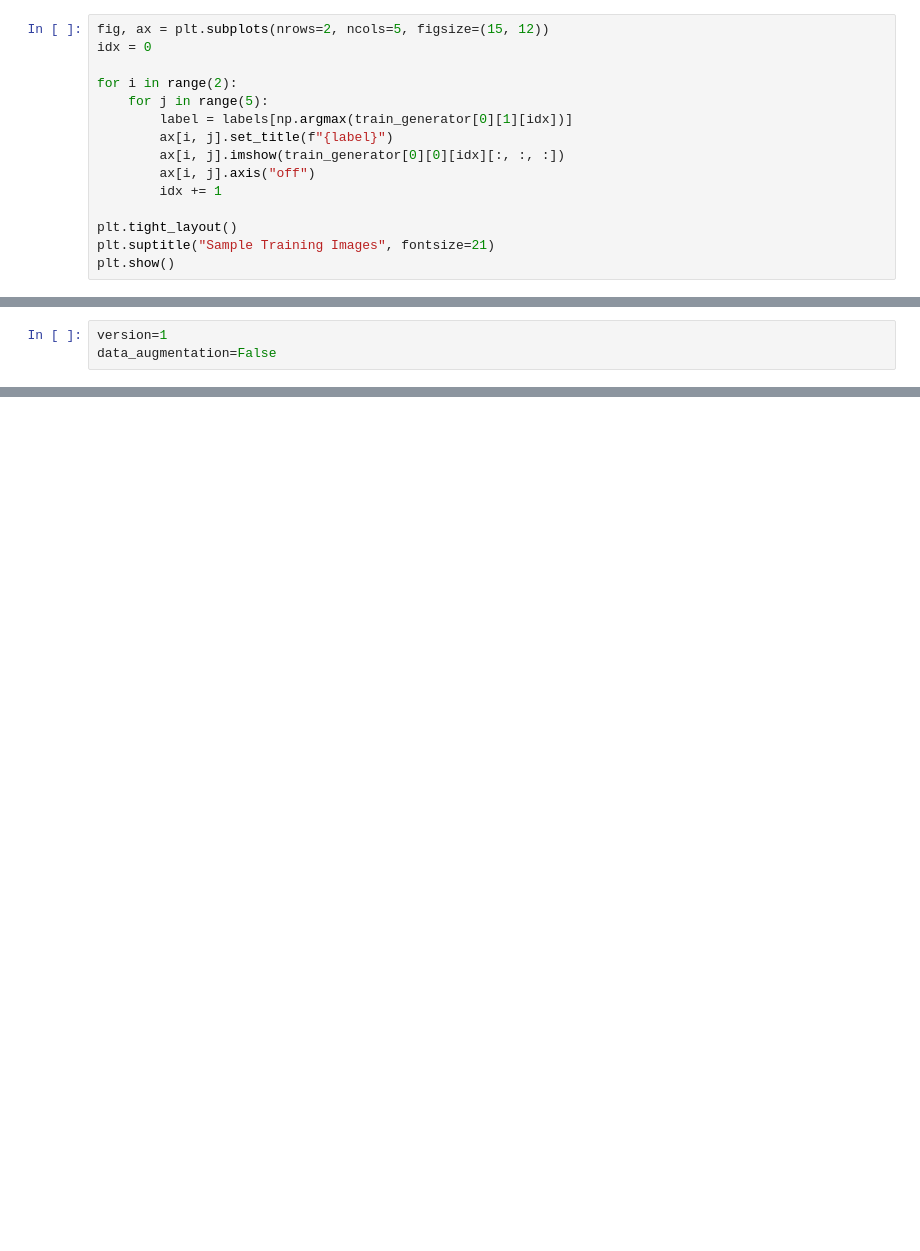
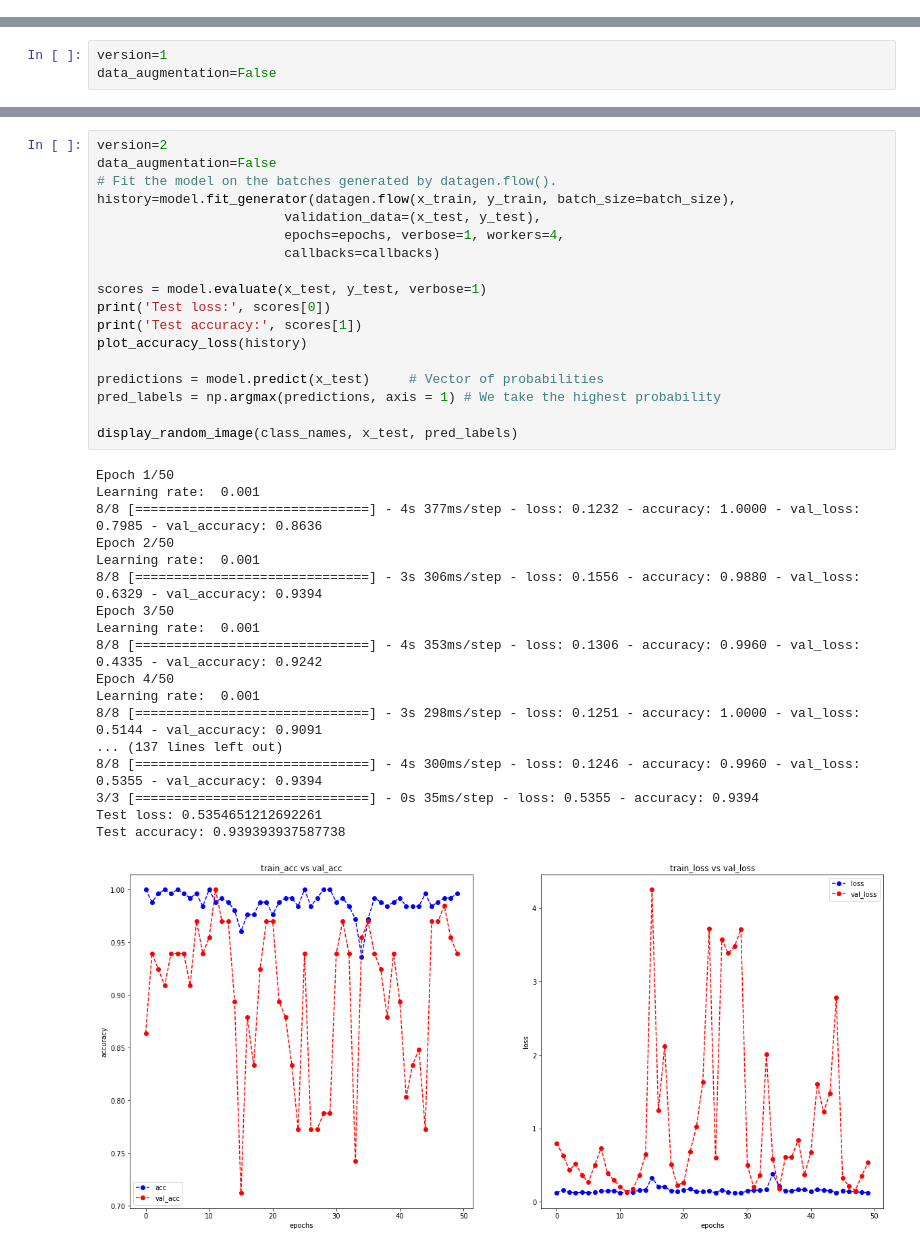
Before and after one commit to Negi97Mohit/Covid-19-Image-Classification, a Jupyter notebook: mid-term.ipynb, the cells around one changed output, grey strips where cells are left out. Saved outputs shown, nothing was run; the diff lists cells and outputs as text; blank space fills up the shorter version.

Commit message:
Kaggle Notebook | Mid-Term | Version 5

```diff
--- a/mid-term.ipynb
+++ b/mid-term.ipynb
@@ -520,21 +398,6 @@ Epoch 50/50
 # %% [markdown]
 
 #### Model 3- CNN
-# %%
-fig, ax = plt.subplots(nrows=2, ncols=5, figsize=(15, 12))
-idx = 0
-
-for i in range(2):
-    for j in range(5):
-        label = labels[np.argmax(train_generator[0][1][idx])]
-        ax[i, j].set_title(f"{label}")
-        ax[i, j].imshow(train_generator[0][0][idx][:, :, :])
-        ax[i, j].axis("off")
-        idx += 1
-
-plt.tight_layout()
-plt.suptitle("Sample Training Images", fontsize=21)
-plt.show()
 # %%
 #Model 3
 def build_model_3():
@@ -999,0 +1081,37 @@ display_random_image(class_names, x_test, pred_labels)
+# %%
+version=2
+data_augmentation=False
+# Fit the model on the batches generated by datagen.flow().
+history=model.fit_generator(datagen.flow(x_train, y_train, batch_size=batch_size),
+                        validation_data=(x_test, y_test),
+                        epochs=epochs, verbose=1, workers=4,
+                        callbacks=callbacks)
+
+scores = model.evaluate(x_test, y_test, verbose=1)
+print('Test loss:', scores[0])
+print('Test accuracy:', scores[1])
+plot_accuracy_loss(history)
+
+predictions = model.predict(x_test)     # Vector of probabilities
+pred_labels = np.argmax(predictions, axis = 1) # We take the highest probability
+
+display_random_image(class_names, x_test, pred_labels)
+# %% [output]
+Epoch 1/50
+Learning rate:  0.001
+8/8 [==============================] - 4s 377ms/step - loss: 0.1232 - accuracy: 1.0000 - val_loss: 0.7985 - val_accuracy: 0.8636
+Epoch 2/50
+Learning rate:  0.001
+8/8 [==============================] - 3s 306ms/step - loss: 0.1556 - accuracy: 0.9880 - val_loss: 0.6329 - val_accuracy: 0.9394
+Epoch 3/50
+Learning rate:  0.001
+8/8 [==============================] - 4s 353ms/step - loss: 0.1306 - accuracy: 0.9960 - val_loss: 0.4335 - val_accuracy: 0.9242
+Epoch 4/50
+Learning rate:  0.001
+8/8 [==============================] - 3s 298ms/step - loss: 0.1251 - accuracy: 1.0000 - val_loss: 0.5144 - val_accuracy: 0.9091
+... (137 lines left out)
+8/8 [==============================] - 4s 300ms/step - loss: 0.1246 - accuracy: 0.9960 - val_loss: 0.5355 - val_accuracy: 0.9394
+3/3 [==============================] - 0s 35ms/step - loss: 0.5355 - accuracy: 0.9394
+Test loss: 0.5354651212692261
+Test accuracy: 0.939393937587738
+[figure, added]
```
Also changed, not shown: parts of 19 cells of this notebook.
